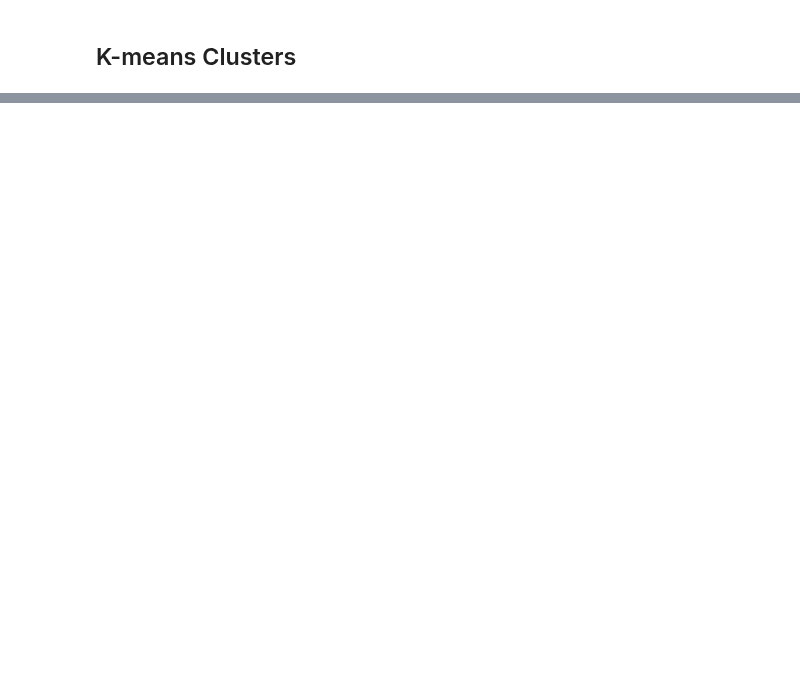
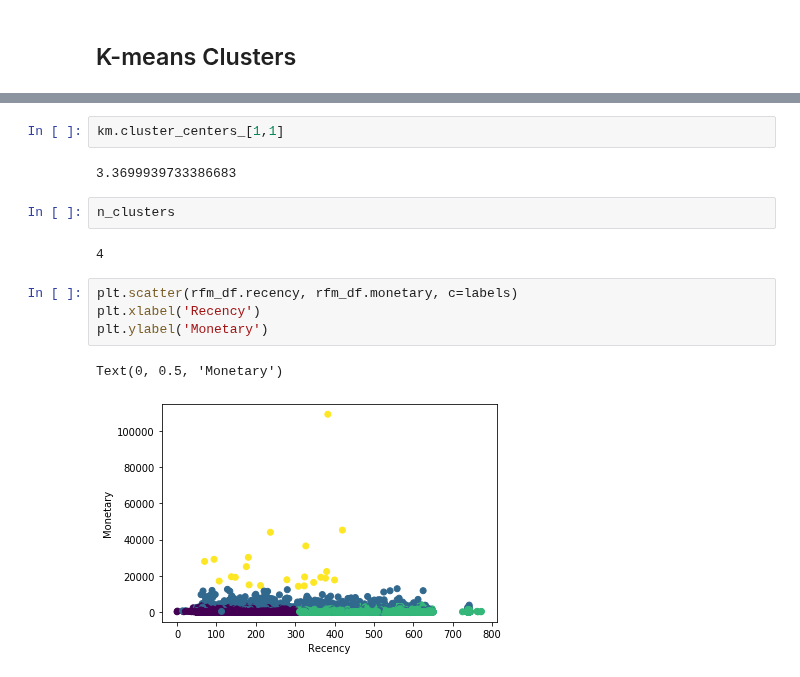
Before and after one commit to alireza-alizadegan/e-commerce-Sales, a Jupyter notebook: Brazil/Customer Segmentation.ipynb, the cells around one changed output, grey strips where cells are left out. Cells and saved outputs as stored; diff of their text form; blank space fills up the shorter version.

```diff
--- a/Brazil/Customer Segmentation.ipynb
+++ b/Brazil/Customer Segmentation.ipynb
@@ -668,0 +958,15 @@ coef_df
+# %%
+km.cluster_centers_[1,1]
+# %% [output]
+3.3699939733386683
+# %%
+n_clusters
+# %% [output]
+4
+# %%
+plt.scatter(rfm_df.recency, rfm_df.monetary, c=labels)
+plt.xlabel('Recency')
+plt.ylabel('Monetary')
+# %% [output]
+Text(0, 0.5, 'Monetary')
+[figure, added]
```
Also changed, not shown: parts of 100 cells of this notebook, 3 other files.
